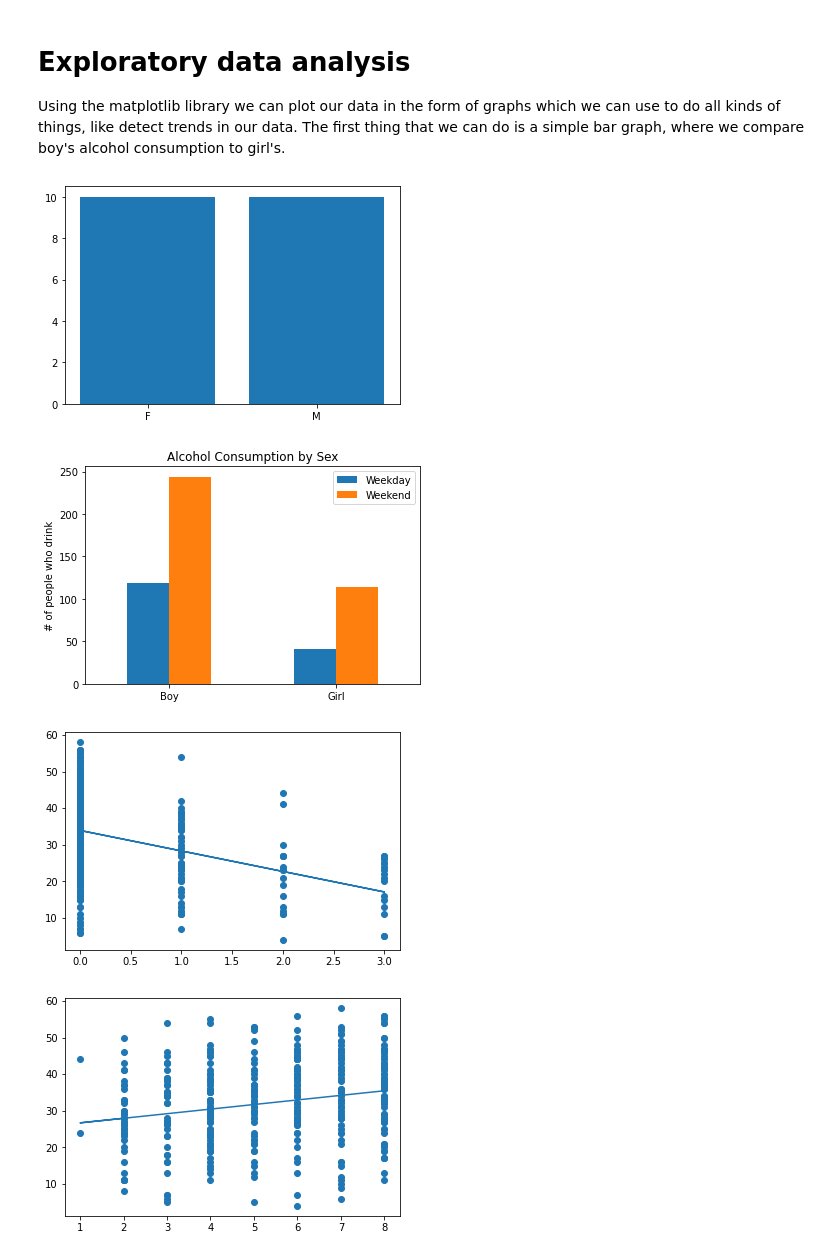
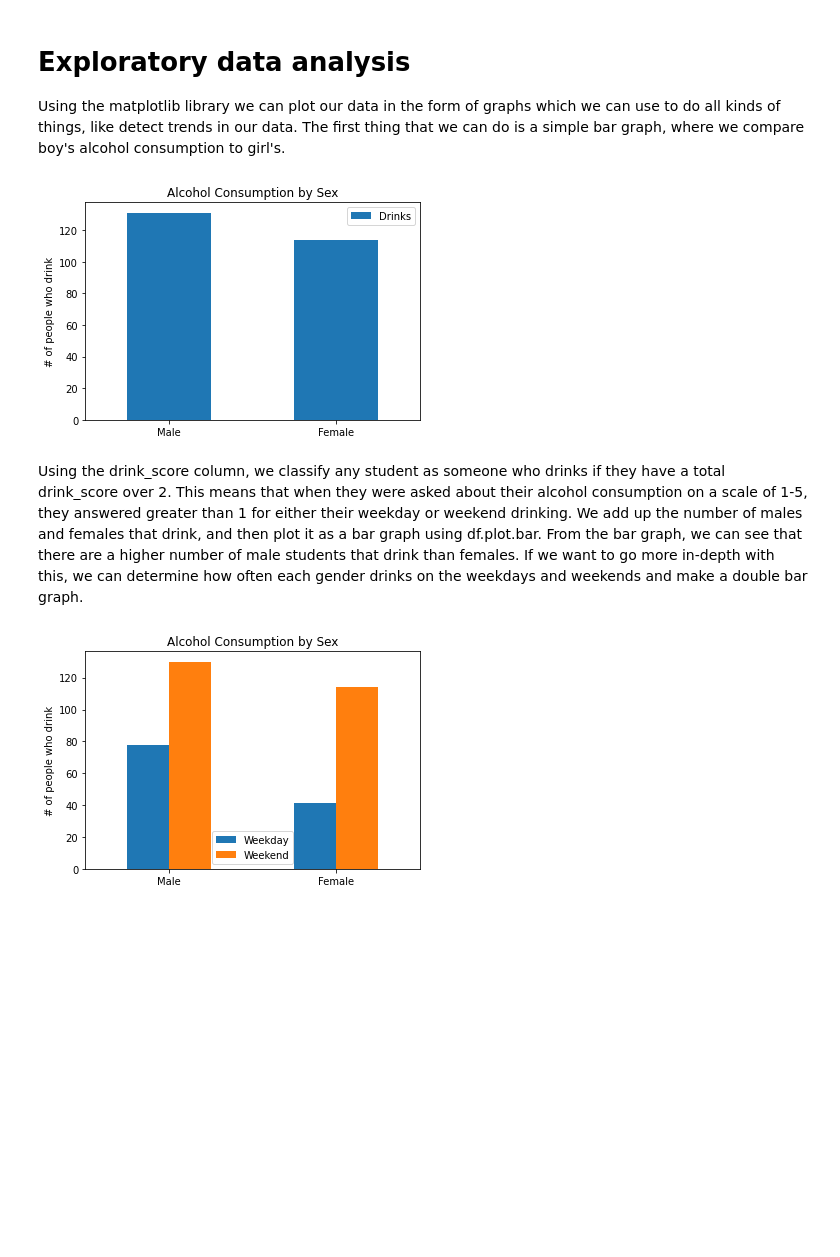
Before and after one commit to bencyi/ACaAP, a Jupyter notebook: final_proj_yi_babcock_tsypnyatov.ipynb, the cells around one changed output. Cells and saved outputs as stored; diff of their text form; code cells hidden in the pictures; blank space fills up the shorter version.

```diff
--- a/final_proj_yi_babcock_tsypnyatov.ipynb
+++ b/final_proj_yi_babcock_tsypnyatov.ipynb
@@ -97,84 +98,62 @@ Now that is our data is in the form that we want it, we can start to analyze the
 # Exploratory data analysis
 
 Using the matplotlib library we can plot our data in the form of graphs which we can use to do all kinds of things, like detect trends in our data. The first thing that we can do is a simple bar graph, where we compare boy's alcohol consumption to girl's.
+# %%
+female_drinks = 0
+male_drinks = 0
+
+for index, row in data.iterrows():
+    if row['sex'] == "F" and row['drink_score'] > 2:
+        female_drinks += 1
+    if row['sex'] == "M" and row['drink_score'] > 2:
+        male_drinks += 1
+
+
+df = pd.DataFrame({'Drinks': [male_drinks, female_drinks]}, index = ["Male", "Female"])
+ax = df.plot.bar(rot=0)
+plt.ylabel("# of people who drink")
+plt.title("Alcohol Consumption by Sex")
+plt.show()
+# %% [output]
+[figure, added]
+# %% [markdown]
+Using the drink_score column, we classify any student as someone who drinks if they have a total drink_score over 2. This means that when they were asked about their alcohol consumption on a scale of 1-5, they answered greater than 1 for either their weekday or weekend drinking. We add up the number of males and females that drink, and then plot it as a bar graph using df.plot.bar. From the bar graph, we can see that there are a higher number of male students that drink than females. If we want to go more in-depth with this, we can determine how often each gender drinks on the weekdays and weekends and make a double bar graph.
 # %%
-female_drinks = 0
-male_drinks = 0
-
-for index, row in data.iterrows():
-    if row['Walc'] >= 2 and row['sex'] == "F":
-        female_drinks += 1
-    if row['Walc'] >= 2 and row['sex'] == "M":
-        male_drinks += 1
-
-plt.bar(data['sex'], data['drink_score'])
-plt.show()
-
-
-
-
-
-
-
 d_alcB= 0
 w_alcB = 0
 
 d_alcF = 0
 w_alcF = 0
 
 cur_D = 0
 cur_W = 0;
 
 for t in data.groupby("sex"):
     for index, row in t[1].iterrows():
         if row['Walc'] >= 2:
             cur_W+=1
         if row['Dalc'] >= 2:
             cur_D+=1
 
     if t[0] == "F":
         w_alcF = cur_W
         d_alcF = cur_D
     else:
         w_alcB = cur_W
         d_alcB = cur_D
 
+    cur_W = 0
+    cur_D = 0
+
 
 d_alc = [d_alcB, d_alcF]
 w_alc = [w_alcB, w_alcF]
-index = ['Boy','Girl']
+index = ['Male','Female']
 
 df = pd.DataFrame({'Weekday': d_alc,'Weekend': w_alc}, index=index)
 ax = df.plot.bar(rot=0)
 plt.ylabel("# of people who drink")
 plt.title("Alcohol Consumption by Sex")
 plt.show()
-
-
-
-
-
-
-m, b = np.polyfit(data['failures'],data['grade_score'], 1)
-plt.plot(data['failures'],m*data['failures'] + b)
-plt.scatter(x=data['failures'],y=data['grade_score'])
-
-
-plt.show()
-data['parent_edu'] = 0;
-
-for index, row in data.iterrows():
-    data.at[index,'parent_edu'] = row['Medu']+ row['Fedu']
-
-
-m, b = np.polyfit(data['parent_edu'],data['grade_score'], 1)
-plt.plot(data['parent_edu'],m*data['parent_edu'] + b)
-plt.scatter(x=data['parent_edu'],y=data['grade_score'])
-
-
-plt.show()
 # %% [output]
-[figure, old version]
+[figure, new version]
-[figure, removed]
-[figure, removed]
-[figure, removed]
```
Also changed, not shown: parts of 8 cells of this notebook.
